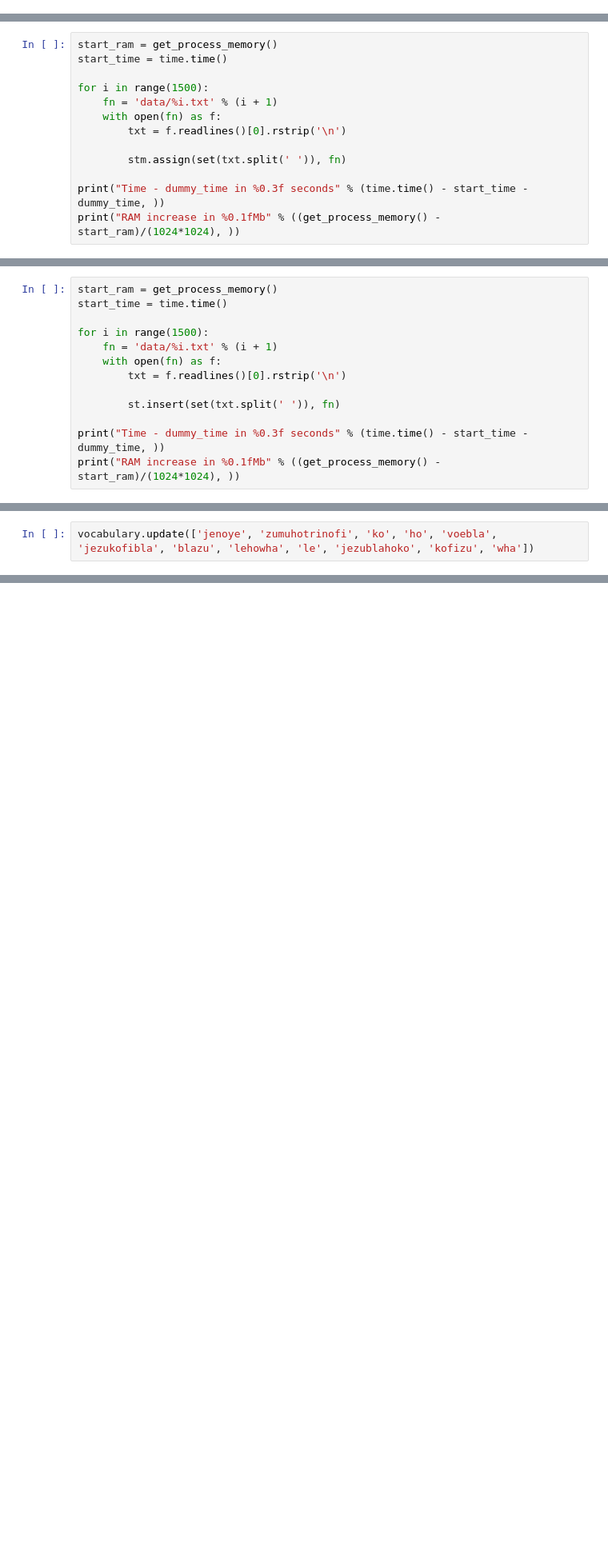
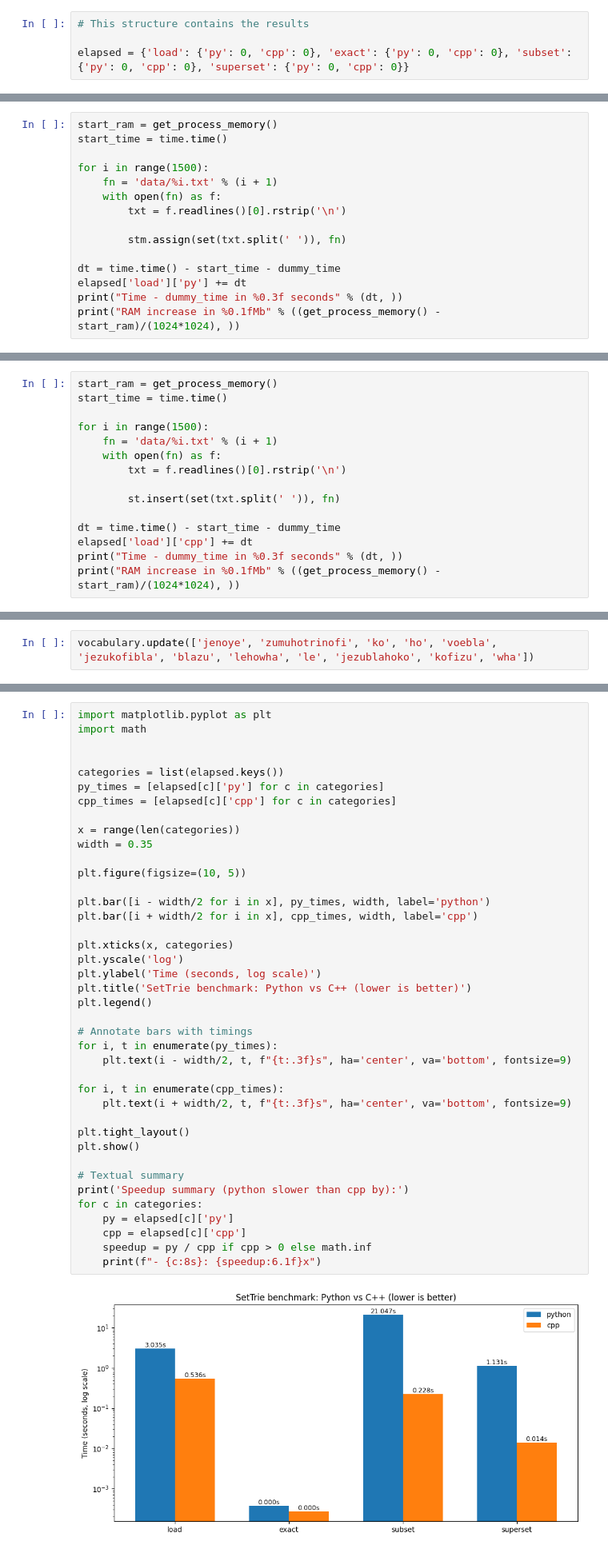
Before and after one commit to BBVA/mercury-settrie, a Jupyter notebook: notebooks/settrie_benchmark.ipynb, the cells around one changed output, grey strips where cells are left out. Shown at 80% size. Saved outputs shown, nothing was run; the diff lists cells and outputs as text; blank space fills up the shorter version.

Commit message:
DEMERCURY-126 Improves the benchmark with documentation and a summary

```diff
--- a/notebooks/settrie_benchmark.ipynb
+++ b/notebooks/settrie_benchmark.ipynb
@@ -460,6 +499,10 @@ def get_process_memory():
     process = psutil.Process(os.getpid())
     mem_info = process.memory_info()
     return mem_info.rss
+# %%
+# This structure contains the results
+
+elapsed = {'load': {'py': 0, 'cpp': 0}, 'exact': {'py': 0, 'cpp': 0}, 'subset': {'py': 0, 'cpp': 0}, 'superset': {'py': 0, 'cpp': 0}}
 # %%
 def dummy_assign(set, key):
     pass
@@ -487,5 +532,7 @@ for i in range(1500):
 
         stm.assign(set(txt.split(' ')), fn)
 
-print("Time - dummy_time in %0.3f seconds" % (time.time() - start_time - dummy_time, ))
+dt = time.time() - start_time - dummy_time
+elapsed['load']['py'] += dt
+print("Time - dummy_time in %0.3f seconds" % (dt, ))
 print("RAM increase in %0.1fMb" % ((get_process_memory() - start_ram)/(1024*1024), ))
@@ -500,5 +550,7 @@ for i in range(1500):
 
         st.insert(set(txt.split(' ')), fn)
 
-print("Time - dummy_time in %0.3f seconds" % (time.time() - start_time - dummy_time, ))
+dt = time.time() - start_time - dummy_time
+elapsed['load']['cpp'] += dt
+print("Time - dummy_time in %0.3f seconds" % (dt, ))
 print("RAM increase in %0.1fMb" % ((get_process_memory() - start_ram)/(1024*1024), ))
@@ -644,0 +778,42 @@ st_sub(vocabulary)
+# %%
+import matplotlib.pyplot as plt
+import math
+
+
+categories = list(elapsed.keys())
+py_times = [elapsed[c]['py'] for c in categories]
+cpp_times = [elapsed[c]['cpp'] for c in categories]
+
+x = range(len(categories))
+width = 0.35
+
+plt.figure(figsize=(10, 5))
+
+plt.bar([i - width/2 for i in x], py_times, width, label='python')
+plt.bar([i + width/2 for i in x], cpp_times, width, label='cpp')
+
+plt.xticks(x, categories)
+plt.yscale('log')
+plt.ylabel('Time (seconds, log scale)')
+plt.title('SetTrie benchmark: Python vs C++ (lower is better)')
+plt.legend()
+
+# Annotate bars with timings
+for i, t in enumerate(py_times):
+    plt.text(i - width/2, t, f"{t:.3f}s", ha='center', va='bottom', fontsize=9)
+
+for i, t in enumerate(cpp_times):
+    plt.text(i + width/2, t, f"{t:.3f}s", ha='center', va='bottom', fontsize=9)
+
+plt.tight_layout()
+plt.show()
+
+# Textual summary
+print('Speedup summary (python slower than cpp by):')
+for c in categories:
+    py = elapsed[c]['py']
+    cpp = elapsed[c]['cpp']
+    speedup = py / cpp if cpp > 0 else math.inf
+    print(f"- {c:8s}: {speedup:6.1f}x")
+# %% [output]
+[figure, added]
```
Also changed, not shown: parts of 32 cells of this notebook.
